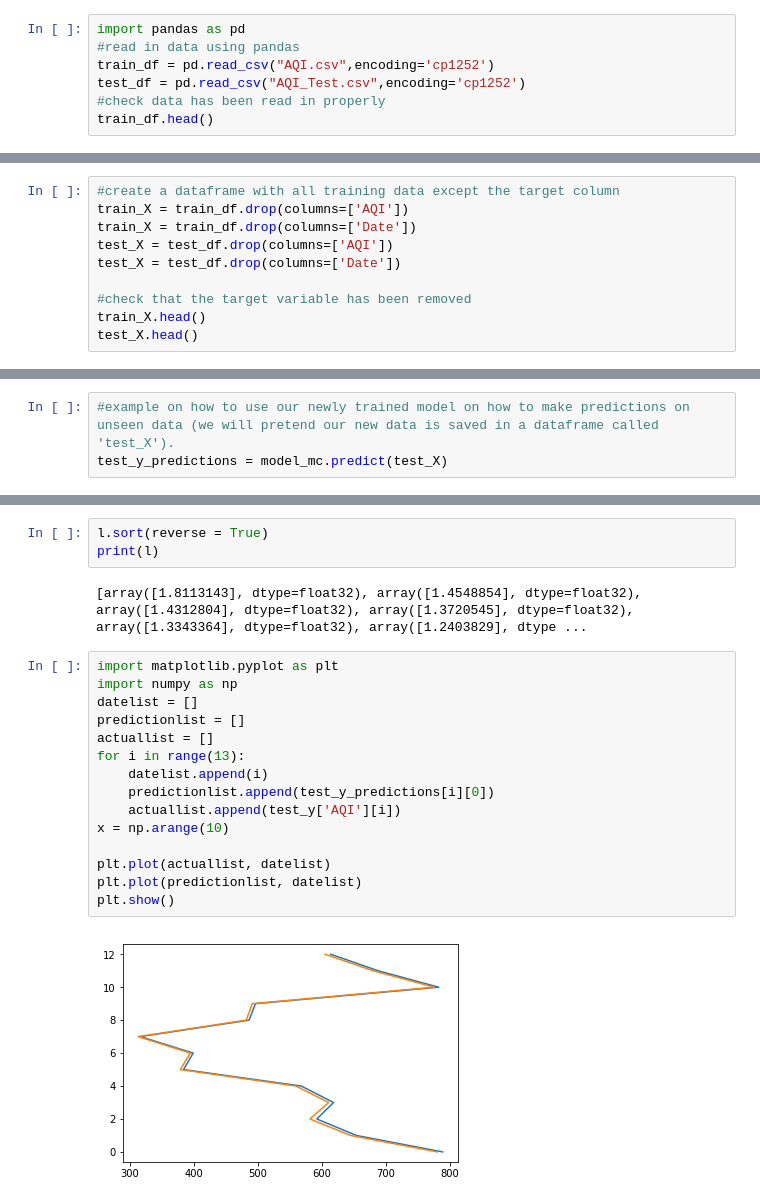
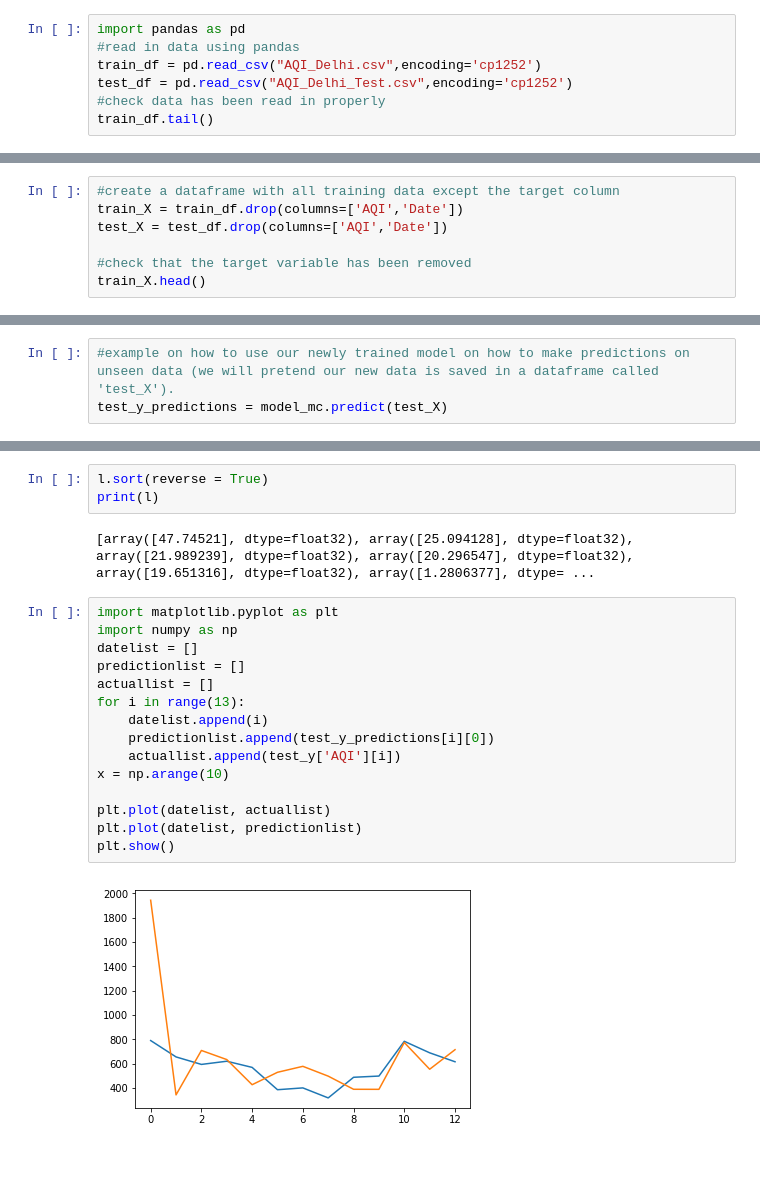
Before and after one commit to shivam-kapila/Keras_Configuration, a Jupyter notebook: Prediction_New/Prediction.ipynb, the cells around one changed output, grey strips where cells are left out. Saved outputs shown, nothing was run; the diff lists cells and outputs as text; blank space fills up the shorter version.

```diff
--- a/Prediction_New/Prediction.ipynb
+++ b/Prediction_New/Prediction.ipynb
@@ -1,9 +1,9 @@
 # %%
 import pandas as pd
 #read in data using pandas
-train_df = pd.read_csv("AQI.csv",encoding='cp1252')
-test_df = pd.read_csv("AQI_Test.csv",encoding='cp1252')
+train_df = pd.read_csv("AQI_Delhi.csv",encoding='cp1252')
+test_df = pd.read_csv("AQI_Delhi_Test.csv",encoding='cp1252')
 #check data has been read in properly
-train_df.head()
+train_df.tail()
 # %% [output]
 |  | Date | SO2 | NO2 | O3 | PM2.5 | PM10 | AT | WD | WS | RH | AQI1 | ... |
@@ -15,12 +15,9 @@ train_df.head()
 # %%
 #create a dataframe with all training data except the target column
-train_X = train_df.drop(columns=['AQI'])
-train_X = train_df.drop(columns=['Date'])
-test_X = test_df.drop(columns=['AQI'])
-test_X = test_df.drop(columns=['Date'])
+train_X = train_df.drop(columns=['AQI','Date'])
+test_X = test_df.drop(columns=['AQI','Date'])
 
 #check that the target variable has been removed
 train_X.head()
-test_X.head()
 # %% [output]
 |  | SO2 | NO2 | O3 | PM2.5 | PM10 | AT | WD | WS | RH | AQI1 | AQI2 | ... |
@@ -194,21 +191,21 @@ for i in range(13):
 l.sort(reverse = True)
 print(l)
 # %% [output]
-[array([1.8113143], dtype=float32), array([1.4548854], dtype=float32), array([1.4312804], dtype=float32), array([1.3720545], dtype=float32), array([1.3343364], dtype=float32), array([1.2403829], dtype ...
+[array([47.74521], dtype=float32), array([25.094128], dtype=float32), array([21.989239], dtype=float32), array([20.296547], dtype=float32), array([19.651316], dtype=float32), array([1.2806377], dtype= ...
 # %%
 import matplotlib.pyplot as plt
 import numpy as np
 datelist = []
 predictionlist = []
 actuallist = []
 for i in range(13):
     datelist.append(i)
     predictionlist.append(test_y_predictions[i][0])
     actuallist.append(test_y['AQI'][i])
 x = np.arange(10)
 
-plt.plot(actuallist, datelist)
-plt.plot(predictionlist, datelist)
+plt.plot(datelist, actuallist)
+plt.plot(datelist, predictionlist)
 plt.show()
 # %% [output]
-[figure, old version]
+[figure, new version]
```
Also changed, not shown: parts of 9 cells of this notebook, 2 other files.
